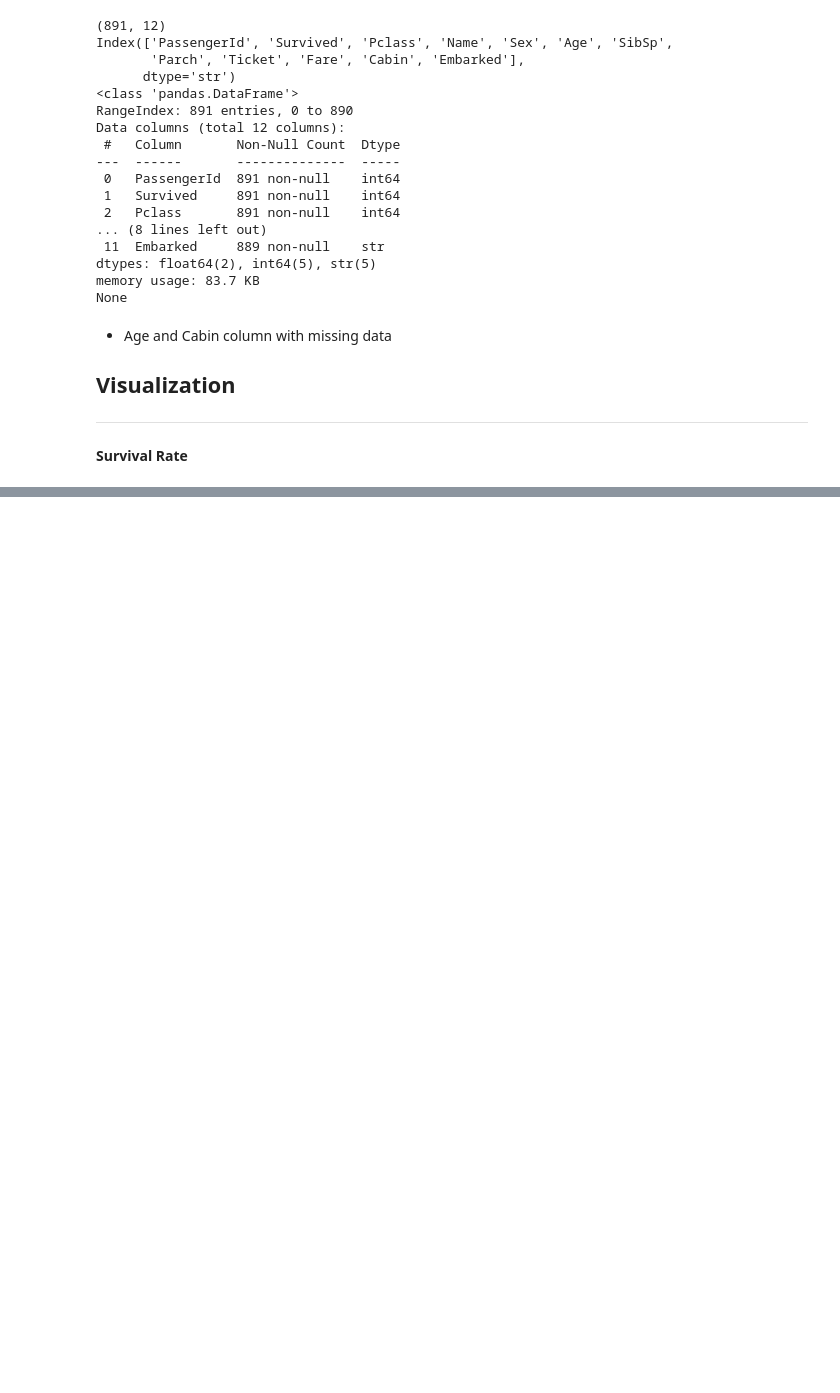
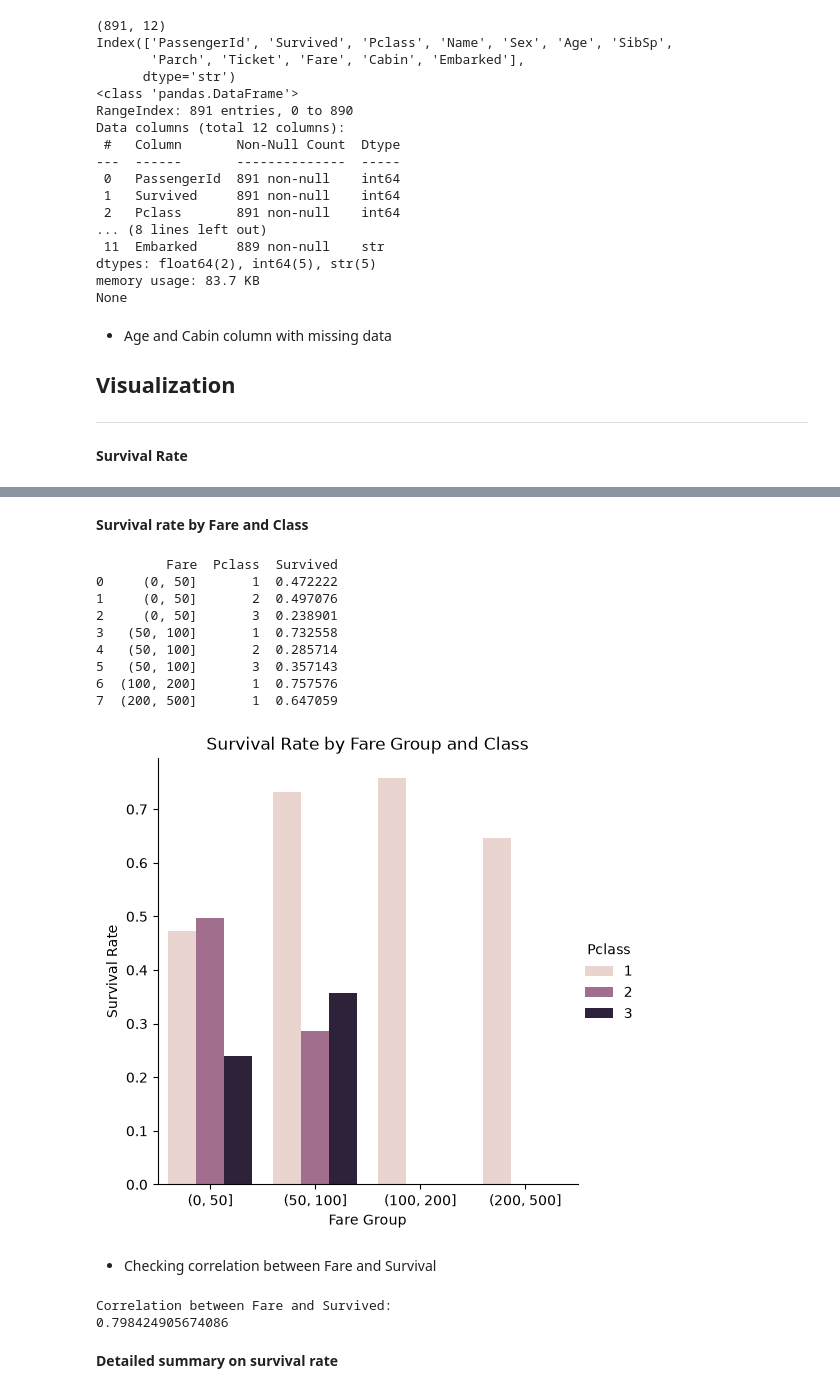
Before and after one commit to divneyrop/data-portfolio, a Jupyter notebook: notebooks/titanic/eda.ipynb, the cells around one changed output, grey strips where cells are left out. Cells and saved outputs as stored; diff of their text form; code cells hidden in the pictures; blank space fills up the shorter version.

```diff
--- a/notebooks/titanic/eda.ipynb
+++ b/notebooks/titanic/eda.ipynb
@@ -73,0 +144,35 @@ KeyError: 'Column not found: survived'
+# %% [markdown]
+**Survival rate by Fare and Class**
+# %%
+fare_survival = df.groupby([pd.cut(df["Fare"], bins=[0, 50, 100, 200, 500]), "Pclass"])["Survived"].mean().reset_index()
+print(fare_survival)
+sns.catplot(data=fare_survival, x="Fare", y="Survived", hue="Pclass", kind="bar")
+plt.title("Survival Rate by Fare Group and Class")
+plt.xlabel("Fare Group")
+plt.ylabel("Survival Rate")
+plt.show()
+# %% [output]
+         Fare  Pclass  Survived
+0     (0, 50]       1  0.472222
+1     (0, 50]       2  0.497076
+2     (0, 50]       3  0.238901
+3   (50, 100]       1  0.732558
+4   (50, 100]       2  0.285714
+5   (50, 100]       3  0.357143
+6  (100, 200]       1  0.757576
+7  (200, 500]       1  0.647059
+[figure, added]
+# %% [markdown]
+- Checking correlation between Fare and Survival
+# %%
+print("Correlation between Fare and Survived:")
+print(df['Fare'].corr(
+    df['Survived'].groupby(
+        pd.cut(df['Fare'], bins=[0, 50, 100, 200, 500])
+    ).transform('mean')
+))
+# %% [output]
+Correlation between Fare and Survived:
+0.798424905674086
+# %% [markdown]
+**Detailed summary on survival rate**
```
Also changed, not shown: parts of 10 cells of this notebook.
